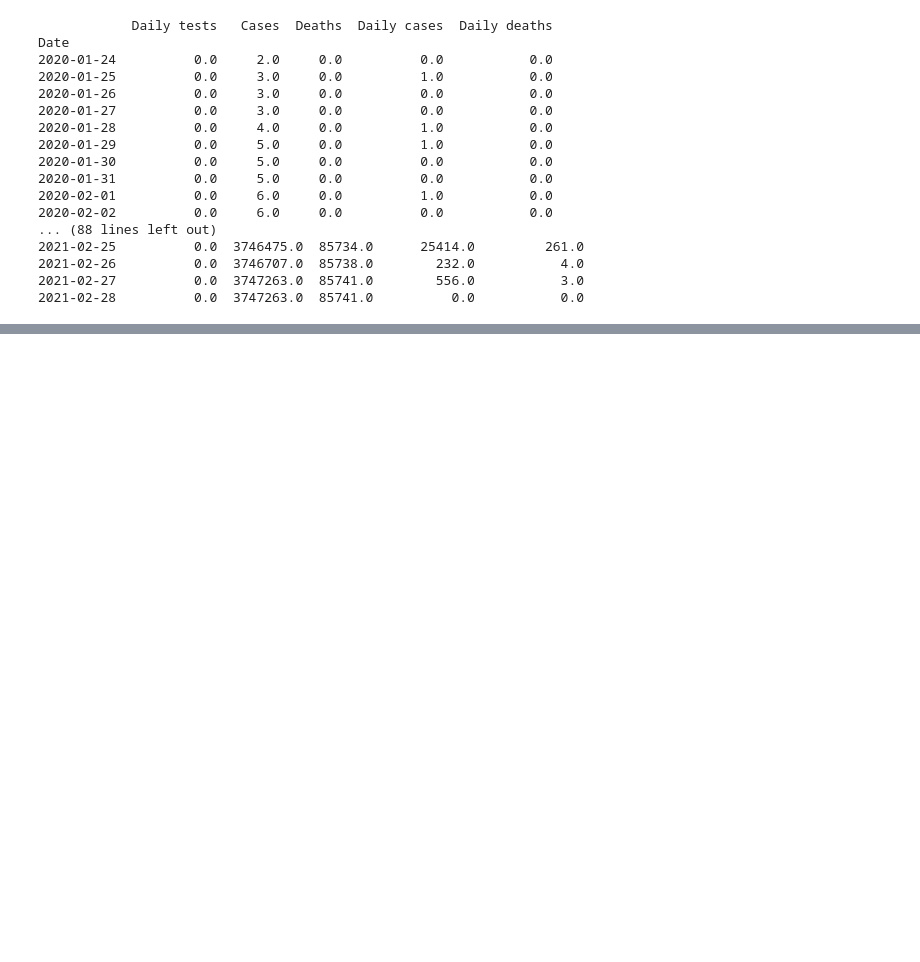
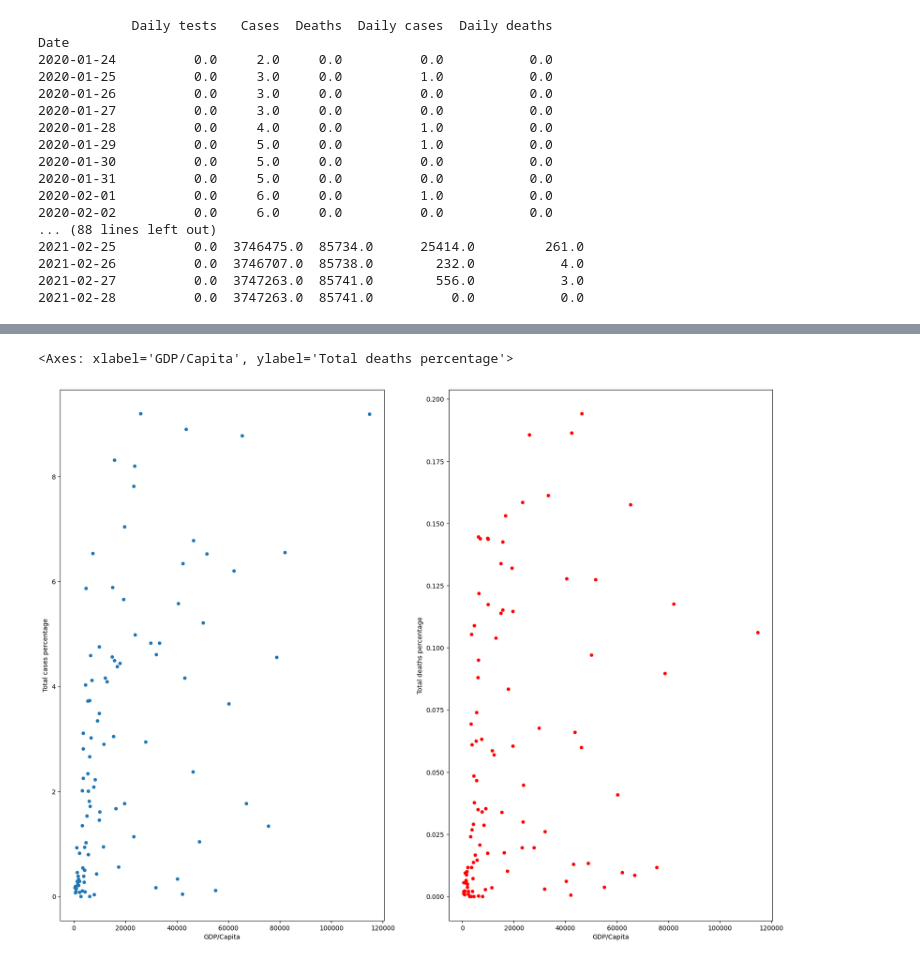
Before and after one commit to Andreas-Ts/Data-Mining-Project-Covid, a Jupyter notebook: Main.ipynb, the cells around one changed output, grey strips where cells are left out. Saved outputs shown, nothing was run; the diff lists cells and outputs as text; code cells hidden in the pictures; blank space fills up the shorter version.

Commit message:
scatter plot

```diff
--- a/Main.ipynb
+++ b/Main.ipynb
@@ -355,0 +357,8 @@ countries_stats.sort_values(by='Daily deaths per thousand people',ascending=Fals
+# %%
+fig, axes = plt.subplots(figsize=(20, 15),ncols=2 )
+column='GDP/Capita'
+countries_stats.plot(x =column, y ='Total cases percentage',ax=axes[0],kind='scatter')
+countries_stats.plot(x =column, y ='Total deaths percentage',c='red',ax=axes[1],kind='scatter')
+# %% [output]
+<Axes: xlabel='GDP/Capita', ylabel='Total deaths percentage'>
+[figure, added]
```
Also changed, not shown: parts of 13 cells of this notebook.
